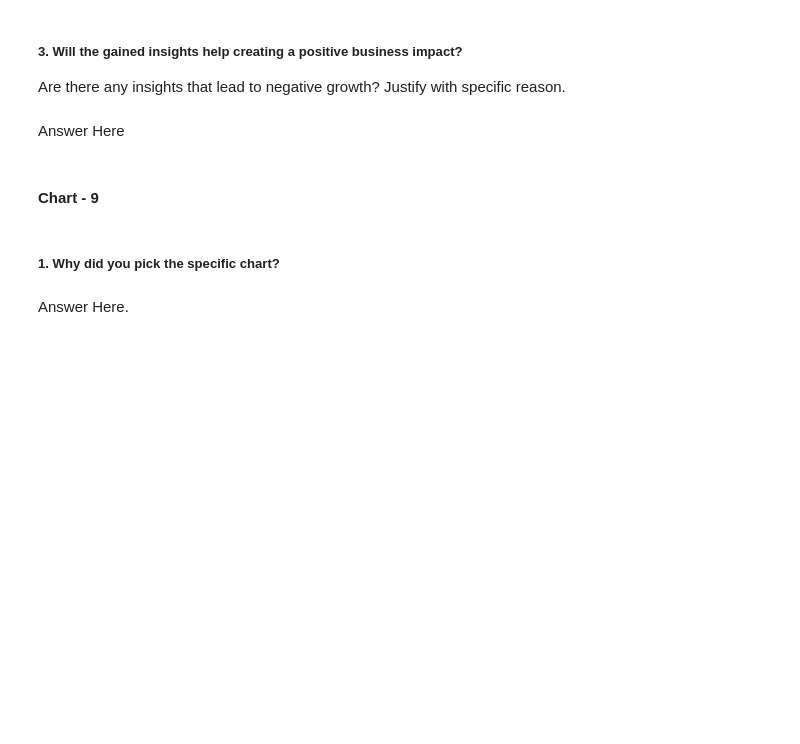
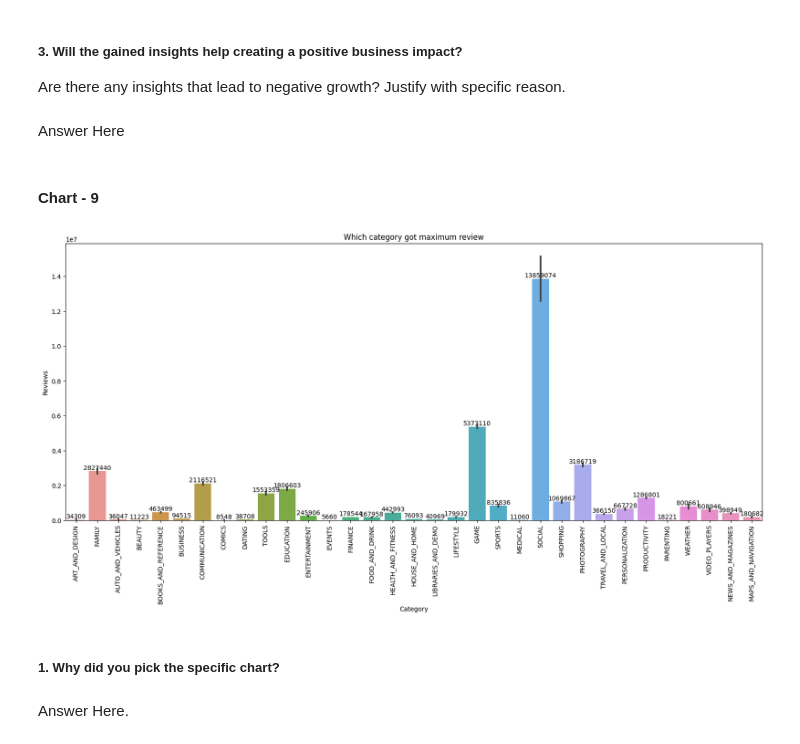
Before and after one commit to sanidhya1996/Exploratory-Data-Analysis-EDA-, a Jupyter notebook: Play_Store_App_Review_analysis(EDA).ipynb, the cells around one changed output. Saved outputs shown, nothing was run; the diff lists cells and outputs as text; code cells hidden in the pictures; blank space fills up the shorter version.

```diff
--- a/Play_Store_App_Review_analysis(EDA).ipynb
+++ b/Play_Store_App_Review_analysis(EDA).ipynb
@@ -595,3 +589,22 @@ Answer Here
+# %%
+# Chart - 9 visualization code
+
+plt.figure(figsize=(20, 8))
+barplot = sns.barplot(data=Psd, x='Category', y='Reviews')
+plt.xticks(rotation=90)
+plt.xlabel('Category')
+plt.ylabel('Reviews')
+plt.title('Which category got maximum review')
+
+# Add labels on top of the bars
+for bar in barplot.patches:
+    height = bar.get_height()
+    barplot.annotate(format(height, '.0f'), (bar.get_x() + bar.get_width() / 2., height),
+                     ha='center', va='center', xytext=(0, 5), textcoords='offset points')
+
+plt.show()
+# %% [output]
+[figure, added]
 # %% [markdown]
 ##### 1. Why did you pick the specific chart?
 # %% [markdown]
```
Also changed, not shown: parts of 9 cells of this notebook.
